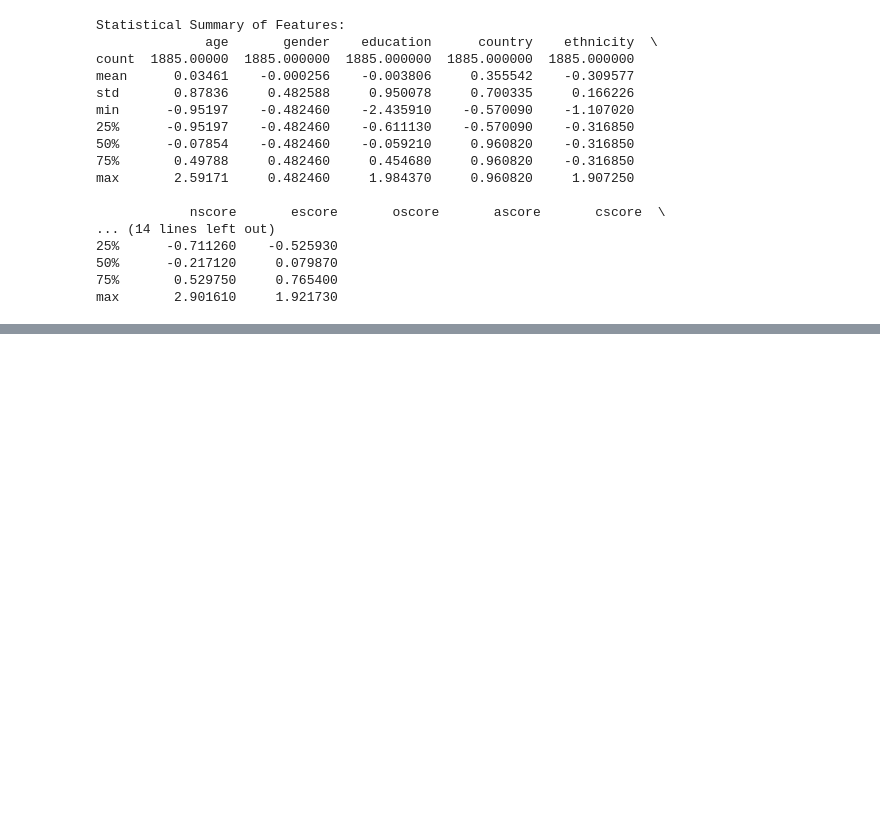
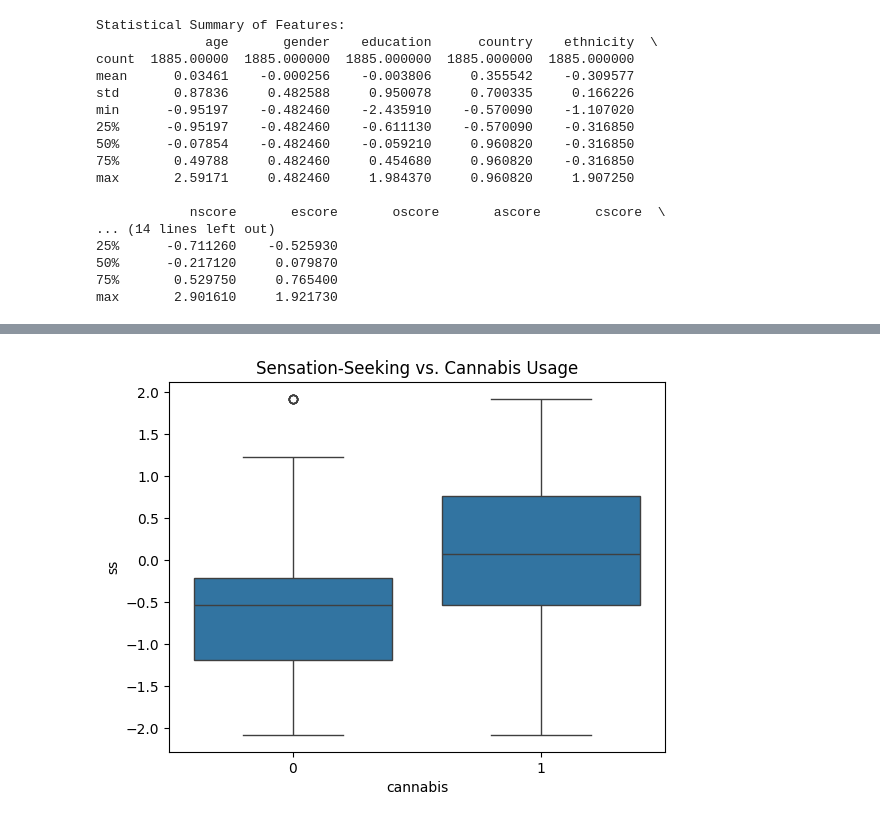
Before and after one commit to rohanxavier33/finalDrug, a Jupyter notebook: final.ipynb, the cells around one changed output, grey strips where cells are left out. Cells and saved outputs as stored; diff of their text form; code cells hidden in the pictures; blank space fills up the shorter version.

```diff
--- a/final.ipynb
+++ b/final.ipynb
@@ -170,8 +148,10 @@ plt.show()
 # %%
 # Box plot for sensation-seeking scores by drug usage
-sns.boxplot(data=X, x='cannabis', y='ss')
+sns.boxplot(data=df, x='cannabis', y='ss')
 plt.title("Sensation-Seeking vs. Cannabis Usage")
 plt.show()
+# %% [output]
+[figure, added]
 # %%
 import pandas as pd
 import seaborn as sns
```
Also changed, not shown: parts of 13 cells of this notebook.
